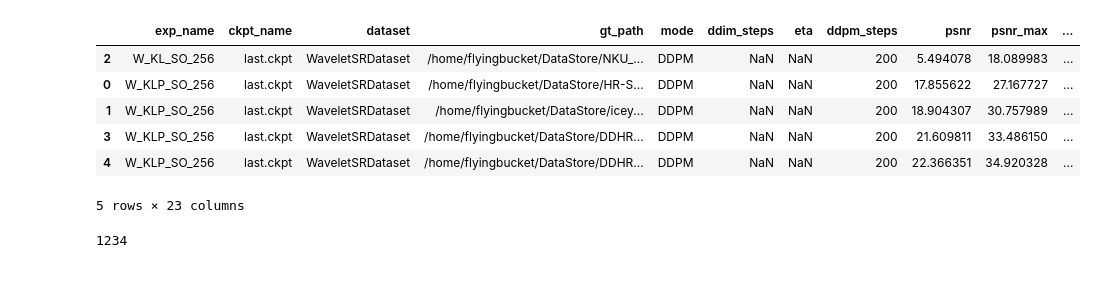
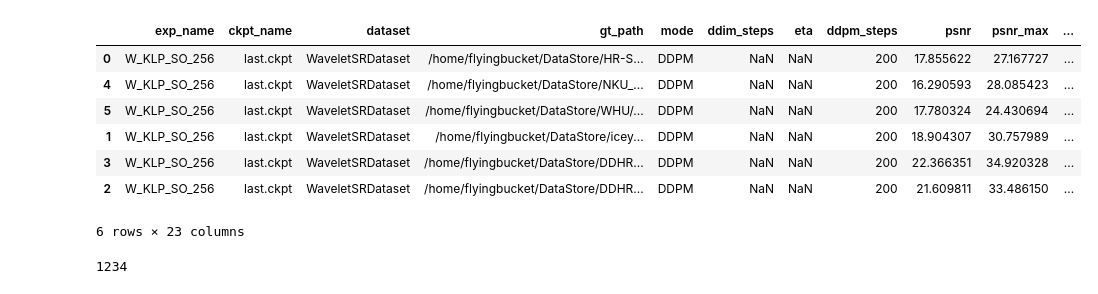
Before and after one commit to flyingbucket/stable_sr, a Jupyter notebook: val.ipynb, the cells around one changed output. Saved outputs shown, nothing was run; the diff lists cells and outputs as text; code cells hidden in the pictures.

```diff
--- a/val.ipynb
+++ b/val.ipynb
@@ -33,14 +51,15 @@ for ds in ['ds1','ds2','ds4','ds5']:
 # %%
 res5=pd.read_csv("eval_256_klp_new.csv")
-res5.sort_values(by="psnr")
+res5.sort_values(by="ssim")
 # %% [output]
 |  | exp_name | ckpt_name | dataset | gt_path | mode | ddim_steps | eta | ddpm_steps | psnr | psnr_max | ... |
-| 2 | W_KL_SO_256 | last.ckpt | WaveletSRDataset | /home/flyingbucket/DataStore/NKU_... | DDPM | NaN | NaN | 200 | 5.494078 | 18.089983 | ... |
 | 0 | W_KLP_SO_256 | last.ckpt | WaveletSRDataset | /home/flyingbucket/DataStore/HR-S... | DDPM | NaN | NaN | 200 | 17.855622 | 27.167727 | ... |
+| 4 | W_KLP_SO_256 | last.ckpt | WaveletSRDataset | /home/flyingbucket/DataStore/NKU_... | DDPM | NaN | NaN | 200 | 16.290593 | 28.085423 | ... |
+| 5 | W_KLP_SO_256 | last.ckpt | WaveletSRDataset | /home/flyingbucket/DataStore/WHU/... | DDPM | NaN | NaN | 200 | 17.780324 | 24.430694 | ... |
 | 1 | W_KLP_SO_256 | last.ckpt | WaveletSRDataset | /home/flyingbucket/DataStore/icey... | DDPM | NaN | NaN | 200 | 18.904307 | 30.757989 | ... |
-| 3 | W_KLP_SO_256 | last.ckpt | WaveletSRDataset | /home/flyingbucket/DataStore/DDHR... | DDPM | NaN | NaN | 200 | 21.609811 | 33.486150 | ... |
-| 4 | W_KLP_SO_256 | last.ckpt | WaveletSRDataset | /home/flyingbucket/DataStore/DDHR... | DDPM | NaN | NaN | 200 | 22.366351 | 34.920328 | ... |
+| 3 | W_KLP_SO_256 | last.ckpt | WaveletSRDataset | /home/flyingbucket/DataStore/DDHR... | DDPM | NaN | NaN | 200 | 22.366351 | 34.920328 | ... |
+| 2 | W_KLP_SO_256 | last.ckpt | WaveletSRDataset | /home/flyingbucket/DataStore/DDHR... | DDPM | NaN | NaN | 200 | 21.609811 | 33.486150 | ... |
-5 rows × 23 columns
+6 rows × 23 columns
 # %%
 best_dataset=res5[res5['psnr']==res5['psnr'].max()]['gt_path'].iloc[0]
 len(os.listdir(best_dataset))
```
Also changed, not shown: parts of 4 cells of this notebook, 3 other files.
